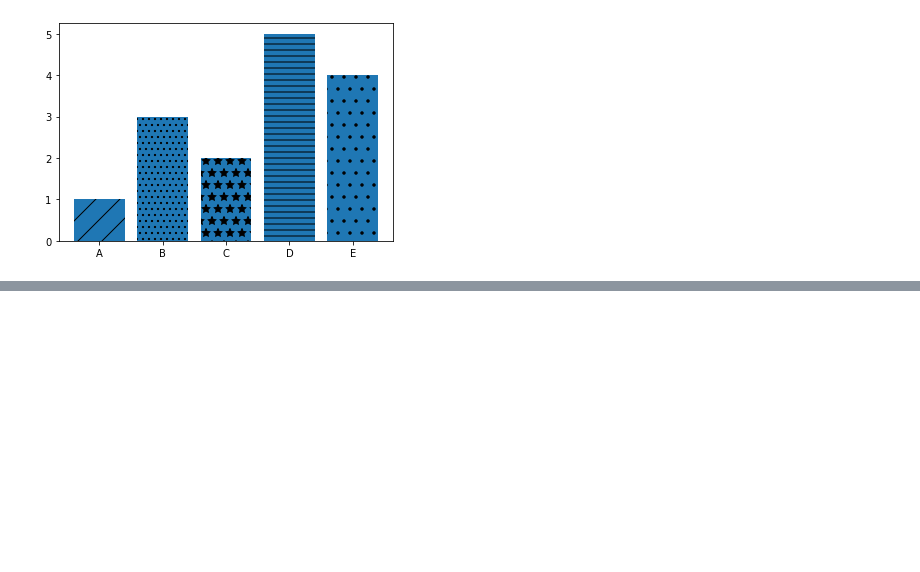
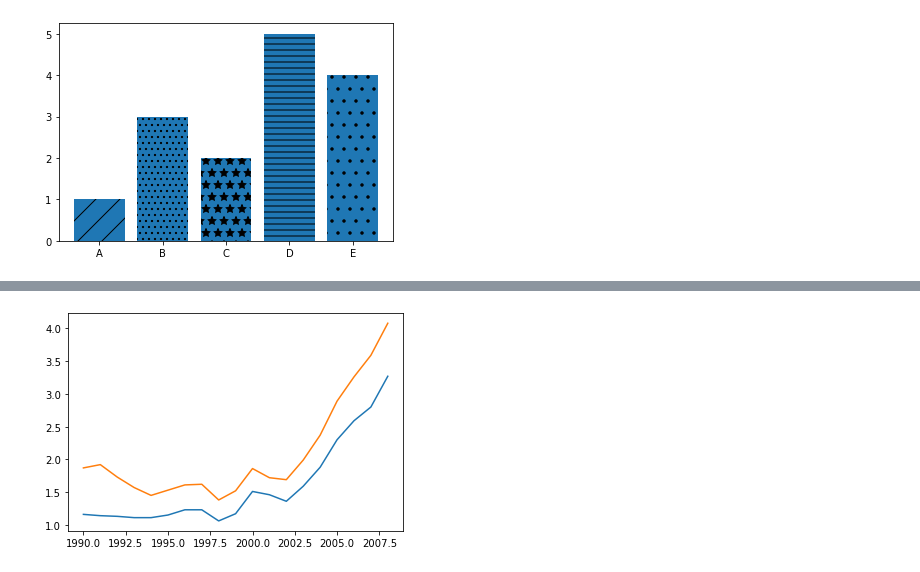
Before and after one commit to ShadmanRana/Matplotlib, a Jupyter notebook: basic_mlp.ipynb, the cells around one changed output, grey strips where cells are left out. Cells and saved outputs as stored; diff of their text form; code cells hidden in the pictures; blank space fills up the shorter version.

```diff
--- a/basic_mlp.ipynb
+++ b/basic_mlp.ipynb
@@ -84,0 +82,7 @@ plt.plot
+# %%
+gas = pd.read_csv('gas_prices.csv')
+plt.plot(gas.Year,gas.USA)
+plt.plot(gas.Year,gas.Canada)
+plt.show()
+# %% [output]
+[figure, added]
```
Also changed, not shown: parts of 7 cells of this notebook.
